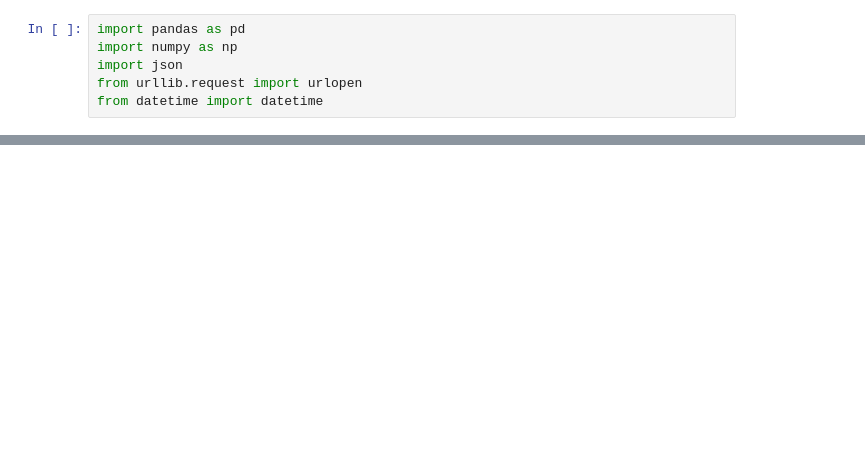
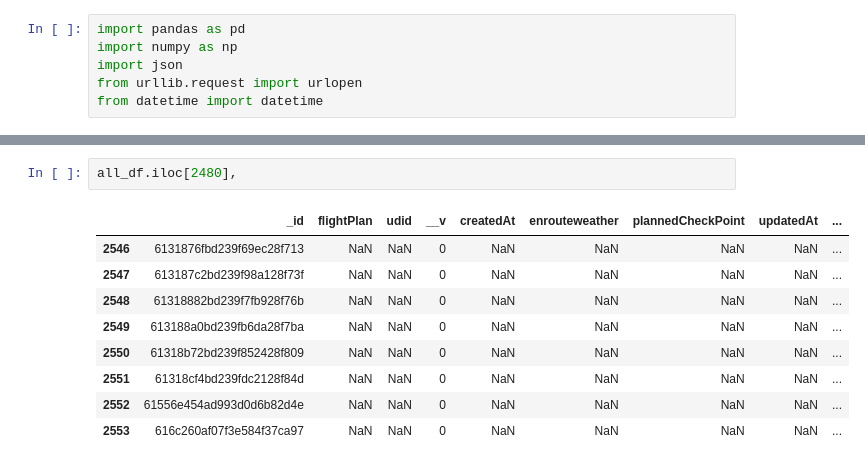
Before and after one commit to peajung/data_extraction, a Jupyter notebook: data_extraction.ipynb, the cells around one changed output, grey strips where cells are left out. Saved outputs shown, nothing was run; the diff lists cells and outputs as text; blank space fills up the shorter version.

```diff
--- a/data_extraction.ipynb
+++ b/data_extraction.ipynb
@@ -64,0 +571,12 @@ fuel_report_df.to_csv('etl_data_20211101_20211231.csv')
+# %%
+all_df.iloc[2480],
+# %% [output]
+|  | _id | flightPlan | udid | __v | createdAt | enrouteweather | plannedCheckPoint | updatedAt | ... |
+| 2546 | 6131876fbd239f69ec28f713 | NaN | NaN | 0 | NaN | NaN | NaN | NaN | ... |
+| 2547 | 613187c2bd239f98a128f73f | NaN | NaN | 0 | NaN | NaN | NaN | NaN | ... |
+| 2548 | 61318882bd239f7fb928f76b | NaN | NaN | 0 | NaN | NaN | NaN | NaN | ... |
+| 2549 | 613188a0bd239fb6da28f7ba | NaN | NaN | 0 | NaN | NaN | NaN | NaN | ... |
+| 2550 | 61318b72bd239f852428f809 | NaN | NaN | 0 | NaN | NaN | NaN | NaN | ... |
+| 2551 | 61318cf4bd239fdc2128f84d | NaN | NaN | 0 | NaN | NaN | NaN | NaN | ... |
+| 2552 | 61556e454ad993d0d6b82d4e | NaN | NaN | 0 | NaN | NaN | NaN | NaN | ... |
+| 2553 | 616c260af07f3e584f37ca97 | NaN | NaN | 0 | NaN | NaN | NaN | NaN | ... |
```
Also changed, not shown: parts of 15 cells of this notebook.
